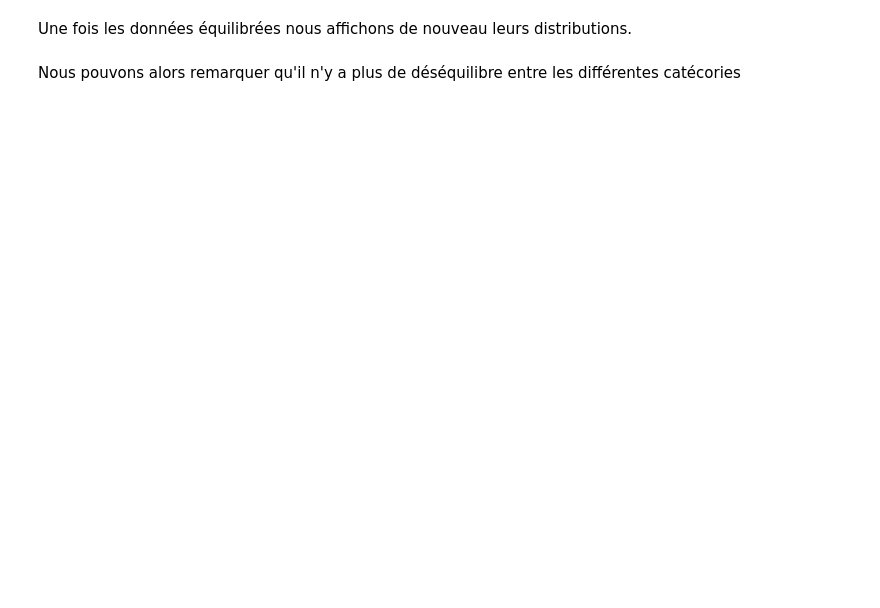
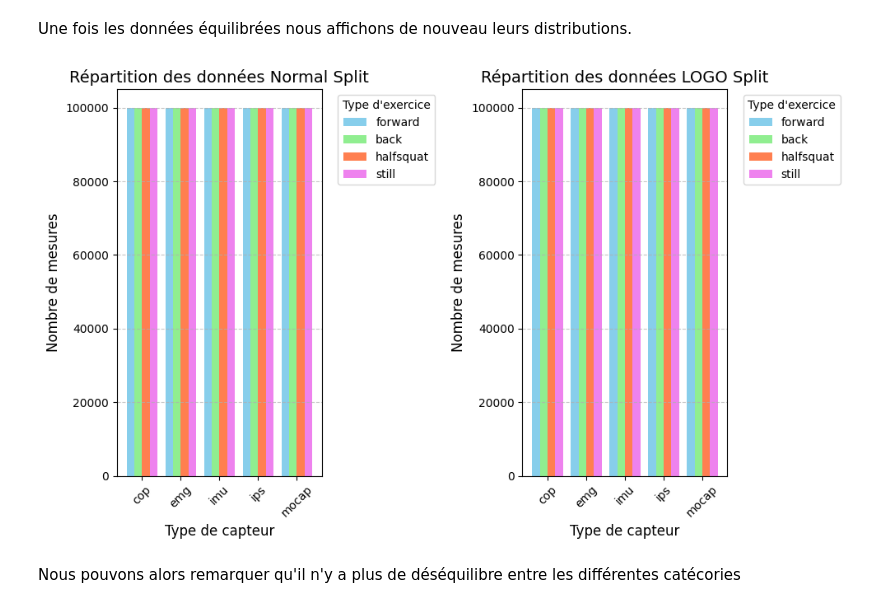
Before and after one commit to Florian-DAUVERGNE/Projet_Architectures_de_traitement_complexes, a Jupyter notebook: projet_v3.ipynb, the cells around one changed output. Saved outputs shown, nothing was run; the diff lists cells and outputs as text; code cells hidden in the pictures; blank space fills up the shorter version.

```diff
--- a/projet_v3.ipynb
+++ b/projet_v3.ipynb
@@ -875,33 +970,40 @@ for exercice in EXERCICES_TYPE:
 # %%
-# Plot settings
-fig, (ax1, ax2) = plt.subplots(1, 2, figsize=(10, 6))  # 1 ligne, 2 colonnes
+"""Réutilisation du code pour récupérer les données et afficher sous forme de graphe"""
 
-# Graphique 1: Mesures Normal
+number_of_measures_normal = pd.DataFrame(columns=list(EXERCICES_TYPE), index=list(SENSORS_TYPE.keys()))
+number_of_measures_logo = pd.DataFrame(columns=list(EXERCICES_TYPE), index=list(SENSORS_TYPE.keys()))
+
+for exercice in EXERCICES_TYPE:
+    for sensor in SENSORS_TYPE:
+        normal_data = pd.read_csv(f"normal_split/{sensor}.csv")
+        logo_data = pd.read_csv(f"logo_split/{sensor}.csv")
+        number_of_measures_normal.loc[sensor,exercice] = normal_data[normal_data['label'] == exercice].shape[0]
+        number_of_measures_logo.loc[sensor,exercice] = logo_data[logo_data['label'] == exercice].shape[0]
+
+fig, (ax1, ax2) = plt.subplots(1, 2, figsize=(10, 6))
+
 number_of_measures_normal.plot(kind='bar', ax=ax1, width=0.8, color=['skyblue', 'lightgreen', 'coral', 'violet'])
 ax1.set_xlabel("Type de capteur", fontsize=12)
 ax1.set_ylabel("Nombre de mesures", fontsize=12)
 ax1.set_title("Répartition des données Normal Split", fontsize=14)
 ax1.grid(axis='y', linestyle='--', alpha=0.7)
 ax1.tick_params(axis='x', rotation=45)
-# Add legend
+
 ax1.legend(title="Type d'exercice", bbox_to_anchor=(1.05, 1), loc='upper left')
 
-
-# Graphique 2: Mesures LOGO
 number_of_measures_normal.plot(kind='bar', ax=ax2, width=0.8, color=['skyblue', 'lightgreen', 'coral', 'violet'])
 ax2.set_xlabel("Type de capteur", fontsize=12)
 ax2.set_ylabel("Nombre de mesures", fontsize=12)
 ax2.set_title("Répartition des données LOGO Split", fontsize=14)
 ax2.grid(axis='y', linestyle='--', alpha=0.7)
 ax2.tick_params(axis='x', rotation=45)
-# Add legend
+
 ax2.legend(title="Type d'exercice", bbox_to_anchor=(1.05, 1), loc='upper left')
 
-
-# Ajuster les espacements pour éviter le chevauchement
 plt.tight_layout()
 
-# Afficher les graphiques
 plt.show()
+# %% [output]
+[figure, added]
 # %% [markdown]
 Nous pouvons alors remarquer qu'il n'y a plus de déséquilibre entre les différentes catécories
```
Also changed, not shown: parts of 109 cells of this notebook.
